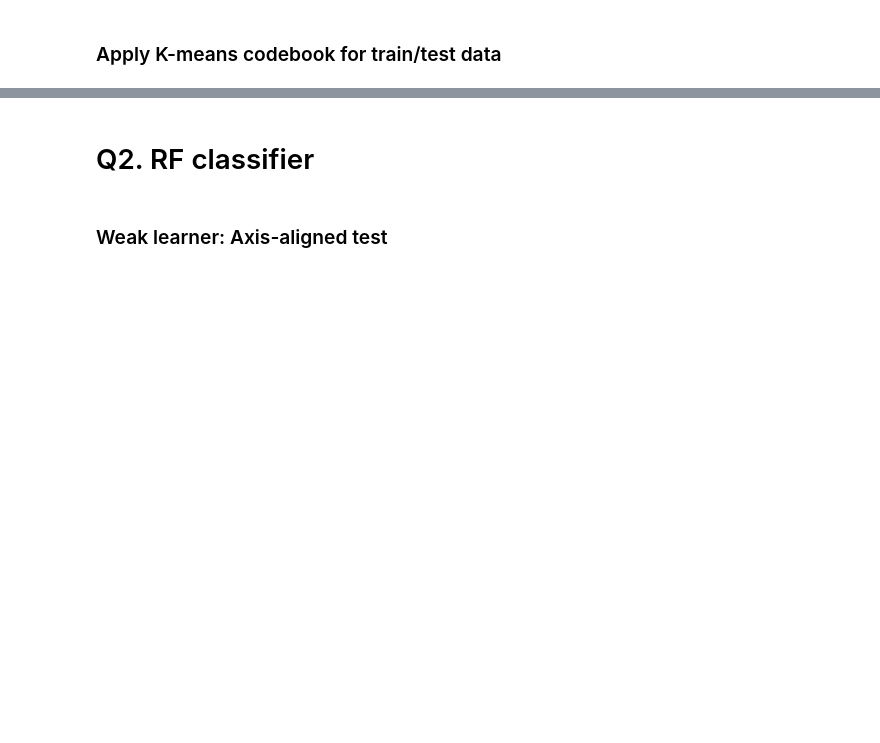
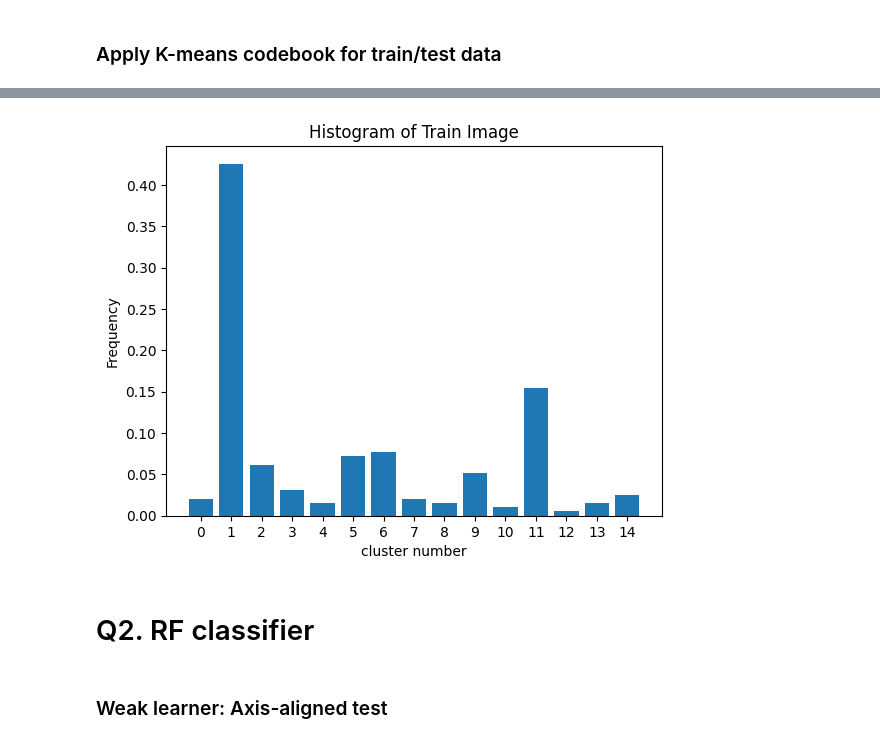
Before and after one commit to chuu-shin/CS485-Course-Work-2, a Jupyter notebook: Q1_2.ipynb, the cells around one changed output, grey strips where cells are left out. Drawn from its saved outputs; the diff is of its cells as text; code cells hidden in the pictures; blank space fills up the shorter version.

```diff
--- a/Q1_2.ipynb
+++ b/Q1_2.ipynb
@@ -191,3 +221,14 @@ AttributeError: 'float' object has no attribute 'perf_counter'
+# %%
+# Plot the histogram
+x_axis = np.arange(len(x_test[-1]))
+plt.bar(x_axis, x_test[-1])
+plt.title('Histogram of Train Image')
+plt.xlabel('cluster number')
+plt.xticks(x_axis)
+plt.ylabel('Frequency')
+plt.show()
+# %% [output]
+[figure, added]
 # %% [markdown]
 # Q2. RF classifier
 # %%
```
Also changed, not shown: parts of 7 cells of this notebook.
